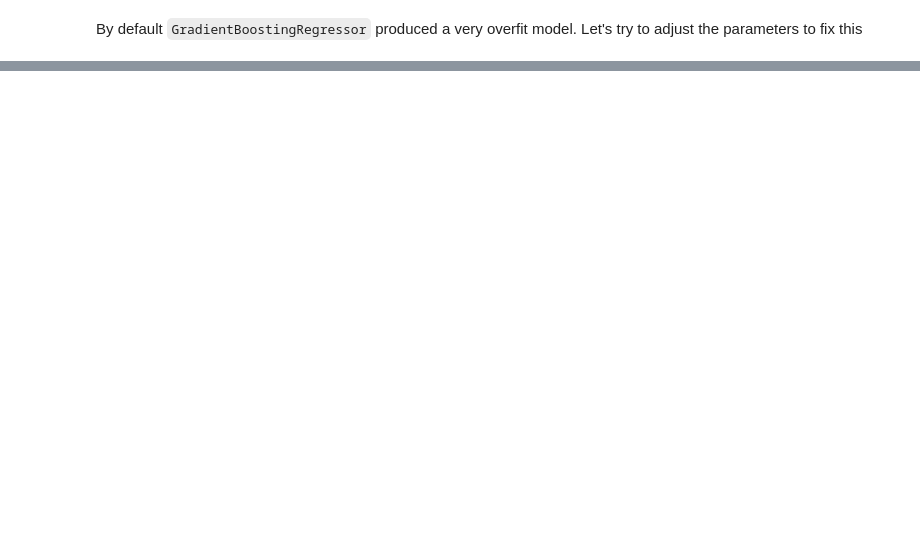
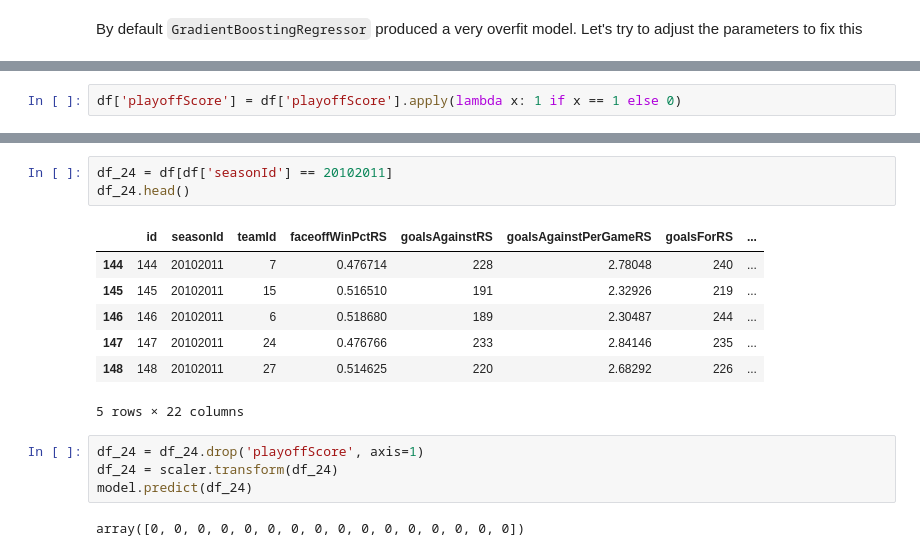
Before and after one commit to chrisbolton18/StanleyCupPredictor, a Jupyter notebook: nhlsc-predictor.ipynb, the cells around one changed output, grey strips where cells are left out. Saved outputs shown, nothing was run; the diff lists cells and outputs as text; blank space fills up the shorter version.

```diff
--- a/nhlsc-predictor.ipynb
+++ b/nhlsc-predictor.ipynb
@@ -420,0 +421,2 @@ GBR with learning_rate = 1.0, n_estimators = 300 outputted scores of (train, tes
+# %%
+df['playoffScore'] = df['playoffScore'].apply(lambda x: 1 if x == 1 else 0)
@@ -420,0 +466,17 @@ GBR with learning_rate = 1.0, n_estimators = 300 outputted scores of (train, tes
+# %%
+df_24 = df[df['seasonId'] == 20102011]
+df_24.head()
+# %% [output]
+|  | id | seasonId | teamId | faceoffWinPctRS | goalsAgainstRS | goalsAgainstPerGameRS | goalsForRS | ... |
+| 144 | 144 | 20102011 | 7 | 0.476714 | 228 | 2.78048 | 240 | ... |
+| 145 | 145 | 20102011 | 15 | 0.516510 | 191 | 2.32926 | 219 | ... |
+| 146 | 146 | 20102011 | 6 | 0.518680 | 189 | 2.30487 | 244 | ... |
+| 147 | 147 | 20102011 | 24 | 0.476766 | 233 | 2.84146 | 235 | ... |
+| 148 | 148 | 20102011 | 27 | 0.514625 | 220 | 2.68292 | 226 | ... |
+5 rows × 22 columns
+# %%
+df_24 = df_24.drop('playoffScore', axis=1)
+df_24 = scaler.transform(df_24)
+model.predict(df_24)
+# %% [output]
+array([0, 0, 0, 0, 0, 0, 0, 0, 0, 0, 0, 0, 0, 0, 0, 0])
```
Also changed, not shown: parts of 14 cells of this notebook.
